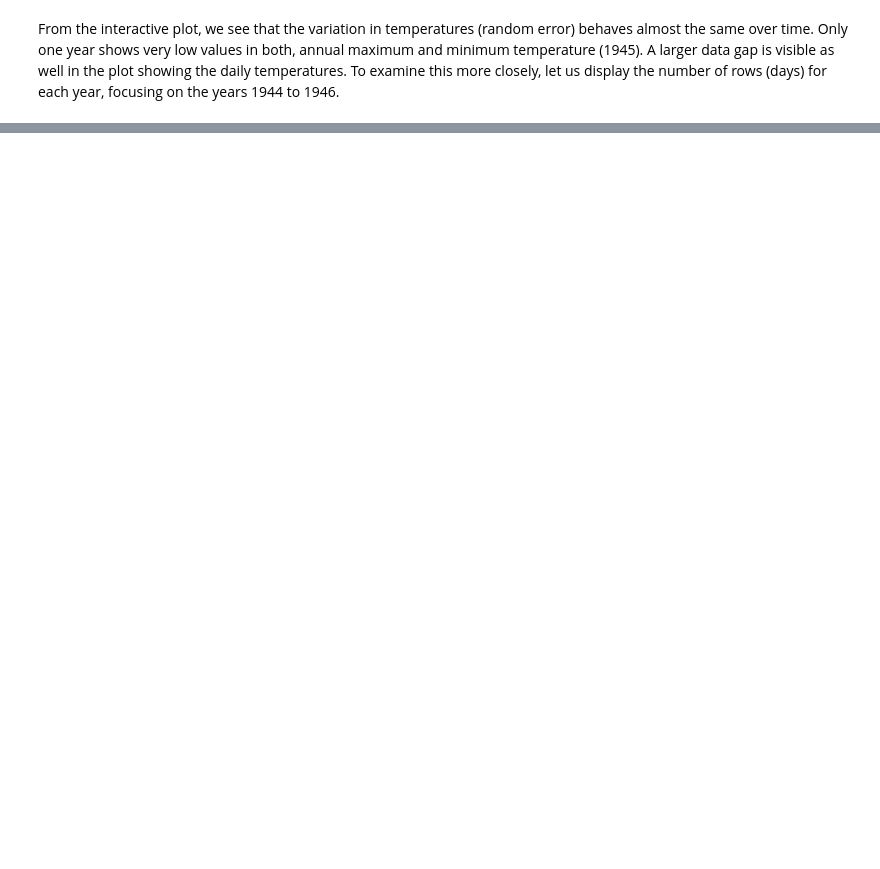
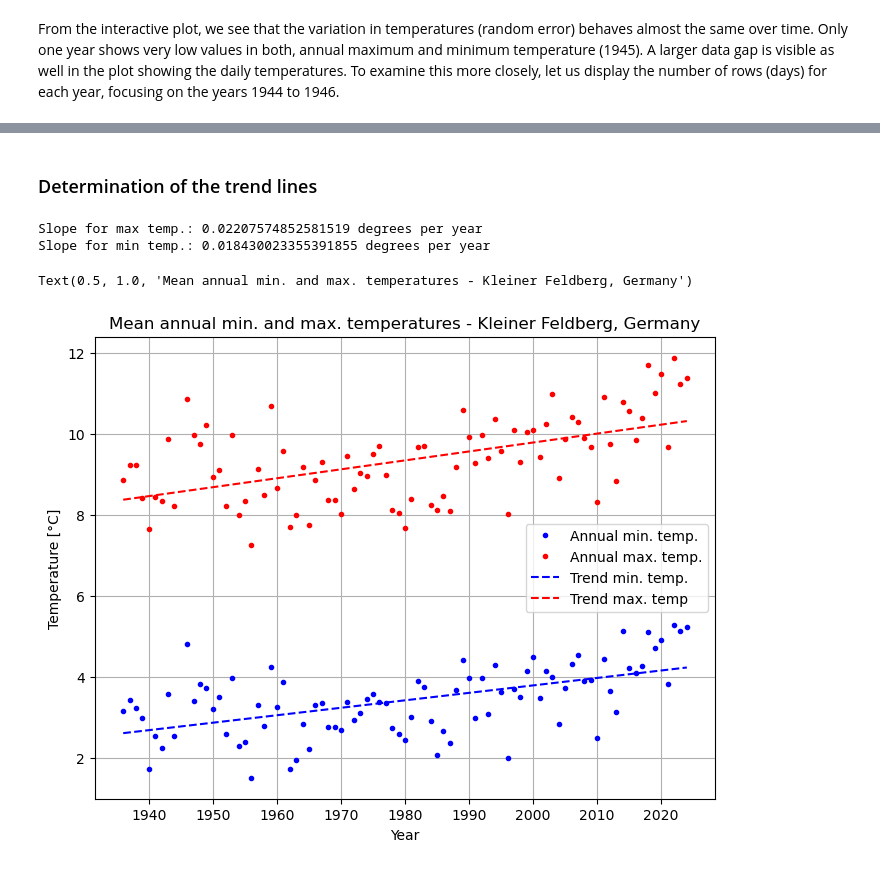
Before and after one commit to earthlab-education/02-climate-MarJess, a Jupyter notebook: 06_climate_change_portfolio.ipynb, the cells around one changed output, grey strips where cells are left out. Drawn from its saved outputs; the diff is of its cells as text; code cells hidden in the pictures; blank space fills up the shorter version.

Commit message:
adding trend lines

```diff
--- a/06_climate_change_portfolio.ipynb
+++ b/06_climate_change_portfolio.ipynb
@@ -170,8 +175,83 @@ Nr of obs 1946 275
 # %%
-kl_feldberg_climate_units_df.hvplot(y=['MAX_TEMP_C','MIN_TEMP_C'],
+# set annual minimum and maximum temperature of 1945 to numpy nan value
+ann_kl_feldberg_climate_units_df.loc['1945-01-01','MAX_TEMP_C'] = np.nan
+ann_kl_feldberg_climate_units_df.loc['1945-01-01','MIN_TEMP_C'] = np.nan
+
+# Plot the annual data interactively (again)
+ann_kl_feldberg_plt = ann_kl_feldberg_climate_units_df.hvplot(y=['MAX_TEMP_C','MIN_TEMP_C'],
     title='Observed Mean Annual Temperature of Kleiner Feldberg [°C]',
     xlabel='Year',
     ylabel='Mean Annual Temperature [°C]'
     )
+
+ann_kl_feldberg_plt
 # %% [output]
 [interactive output not drawn]
+# %% [markdown]
+### Determination of the trend lines
+# %%
+# Fit an OLS Linear Regression to the data
+# get a copy of the original data for the fit
+
+kl_feldberg_trend = ann_kl_feldberg_climate_units_df.copy()
+
+# Index to time "number" column
+kl_feldberg_trend["TIME"] = np.arange(len(kl_feldberg_trend.index))
+
+# Drop rows with any NaN value
+kl_feldberg_trend_cleaned = kl_feldberg_trend.dropna()
+
+# Fit data
+X = kl_feldberg_trend_cleaned.loc[:, ['TIME']]
+y_min = kl_feldberg_trend_cleaned.loc[:, 'MIN_TEMP_C']
+y_max = kl_feldberg_trend_cleaned.loc[:, 'MAX_TEMP_C']
+
+# separate model for minimum and maximum temperatrure
+model_min = LinearRegression()
+model_min.fit(X, y_min)
+
+model_max = LinearRegression()
+model_max.fit(X, y_max)
+
+# calculate/predict trend line from LinearRegression model
+y_pred_min = pd.Series(model_min.predict(X), index=X.index)
+y_pred_min
+
+y_pred_max = pd.Series(model_max.predict(X), index=X.index)
+y_pred_max
+
+# calculate and print metrics
+print(f'Slope for max temp.: {model_max.coef_[0]} degrees per year')
+print(f'Slope for min temp.: {model_min.coef_[0]} degrees per year')
+
+# Plot results
+fig, ax = plt.subplots(figsize=(8, 6), dpi=100)
+
+# the annual min and max temperature values
+ax.plot(kl_feldberg_trend_cleaned.index,
+        kl_feldberg_trend_cleaned["MIN_TEMP_C"],
+        ".",
+        color="blue",
+        label='Annual min. temp.')
+ax.plot(kl_feldberg_trend_cleaned.index,
+        kl_feldberg_trend_cleaned["MAX_TEMP_C"],
+        ".",
+        color="red",
+        label='Annual max. temp.')
+# the trend line
+ax.plot(y_pred_min.index, y_pred_min, "--", color="blue",
+        label='Trend min. temp.')
+ax.plot(y_pred_max.index, y_pred_max, "--", color="red",
+        label='Trend max. temp')
+
+ax.set_xlabel("Year")
+ax.set_ylabel("Temperature [°C]")
+ax.grid()
+
+ax.legend()
+ax.set_title('Mean annual min. and max. temperatures - Kleiner Feldberg, Germany')
+# %% [output]
+Slope for max temp.: 0.02207574852581519 degrees per year
+Slope for min temp.: 0.018430023355391855 degrees per year
+Text(0.5, 1.0, 'Mean annual min. and max. temperatures - Kleiner Feldberg, Germany')
+[figure, added]
```
Also changed, not shown: parts of 2 cells of this notebook.
